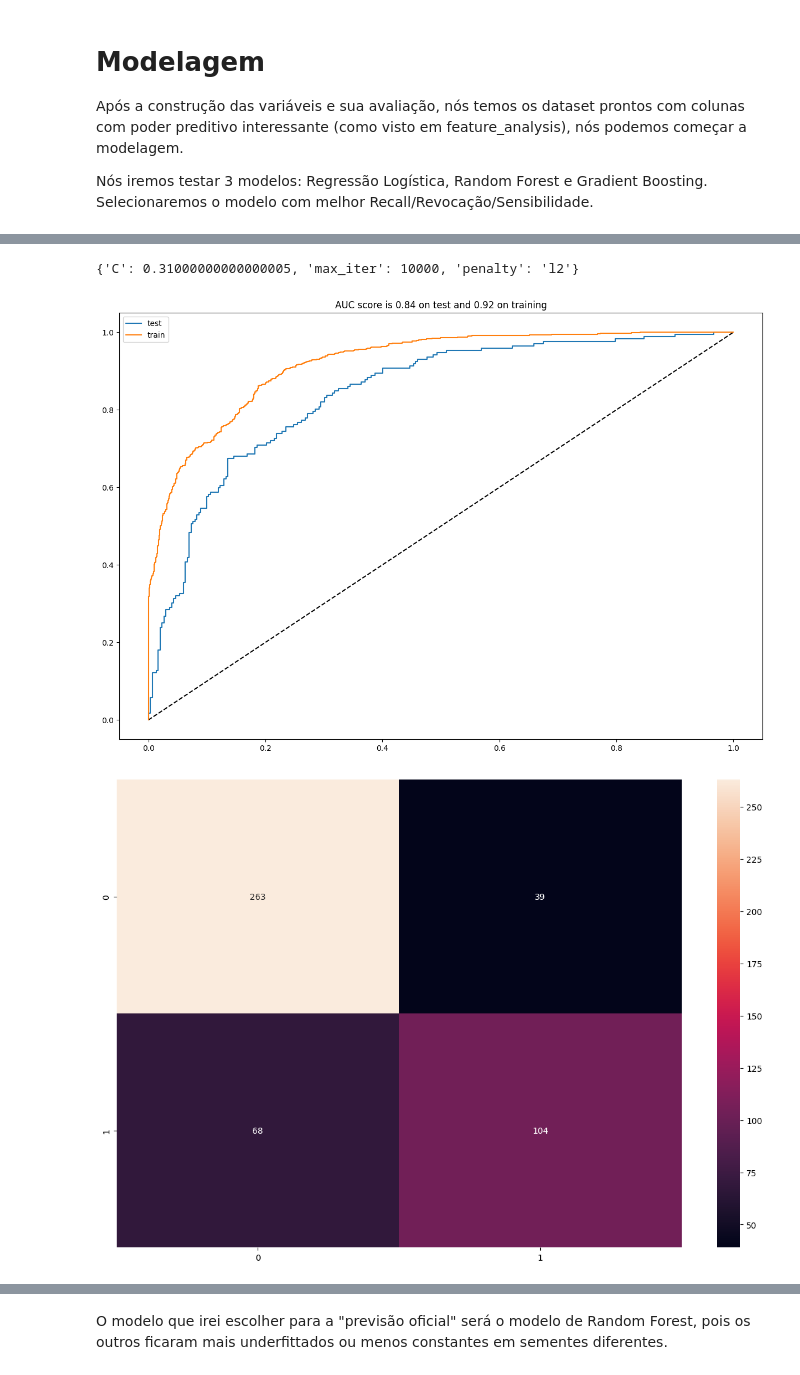
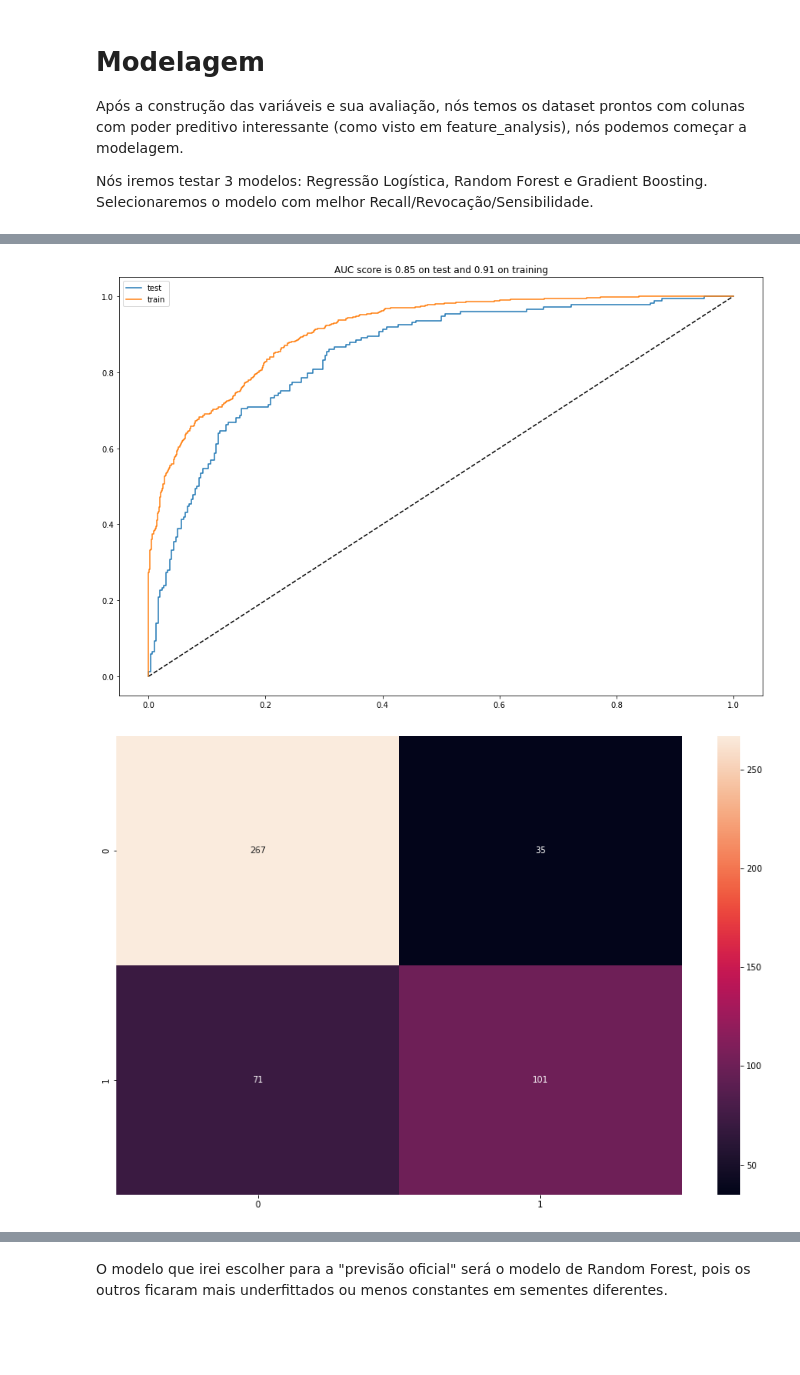
Before and after one commit to VitorBSP/WC_22_Predictions, a Jupyter notebook: modelling.ipynb, the cells around one changed output, grey strips where cells are left out. Saved outputs shown, nothing was run; the diff lists cells and outputs as text; code cells hidden in the pictures; blank space fills up the shorter version.

Commit message:
add: end modelling

```diff
--- a/modelling.ipynb
+++ b/modelling.ipynb
@@ -48,13 +41,12 @@ array([ 0.1       ,  0.72083333,  1.34166667,  1.9625    ,  2.58333333,
 # %%
-gb = GradientBoostingClassifier(random_state=15)
+gb = GradientBoostingClassifier(random_state=5)
 
-params = {
-            "learning_rate": [0.03, 0.04],
-            "min_samples_split": [3],
-            "min_samples_leaf": [5],
-            "max_depth":[5],
+params = {"learning_rate": [0.01, 0.1],
+            "min_samples_split": [3, 5],
+            "min_samples_leaf": [5, 7, 10],
+            "max_depth":[3, 5],
             "max_features":["sqrt"],
-            "n_estimators":[100, 200]
+            "n_estimators":[200]
          }
 
 gb_cv = GridSearchCV(gb, params, cv = 5, n_jobs = -1, verbose = False)
@@ -140,5 +140 @@ rlog = logreg_cv.best_estimator_
-# %%
-print(logreg_cv.best_params_)
-# %% [output]
-{'C': 0.31000000000000005, 'max_iter': 10000, 'penalty': 'l2'}
 # %%
@@ -150,27 +147,9 @@ print(logreg_cv.best_params_)
 # # y_pred = np.vectorize(reversefactor.get)(y_pred)
 # # Making the Confusion Matrix
 # pd.crosstab(np.ravel(y_test), y_pred)
-# %%
-def analyze(model):
-    fpr, tpr, _ = roc_curve(y_test, model.predict_proba(X_test.values)[:,1]) #test AUC
-    plt.figure(figsize=(15,10))
-    plt.plot([0, 1], [0, 1], 'k--')
-    plt.plot(fpr, tpr, label="test")
-
-    fpr_train, tpr_train, _ = roc_curve(y_train, model.predict_proba(X_train.values)[:,1]) #train AUC
-    plt.plot(fpr_train, tpr_train, label="train")
-    auc_test = roc_auc_score(y_test, model.predict_proba(X_test.values)[:,1])
-    auc_train = roc_auc_score(y_train, model.predict_proba(X_train.values)[:,1])
-    plt.legend()
-    plt.title('AUC score is %.2f on test and %.2f on training'%(auc_test, auc_train))
-    plt.show()
-
-    plt.figure(figsize=(15, 10))
-    cm = confusion_matrix(y_test, model.predict(X_test.values))
-    sns.heatmap(cm, annot=True, fmt="d")
 # %%
-analyze(gb)
+analyze(gb, y_train, y_test, X_train, X_test)
 # %% [output]
-[figure, old version]
+[figure, new version]
-[figure, old version]
+[figure, new version]
 # %%
```
Also changed, not shown: parts of 52 cells of this notebook, 2 other files.
